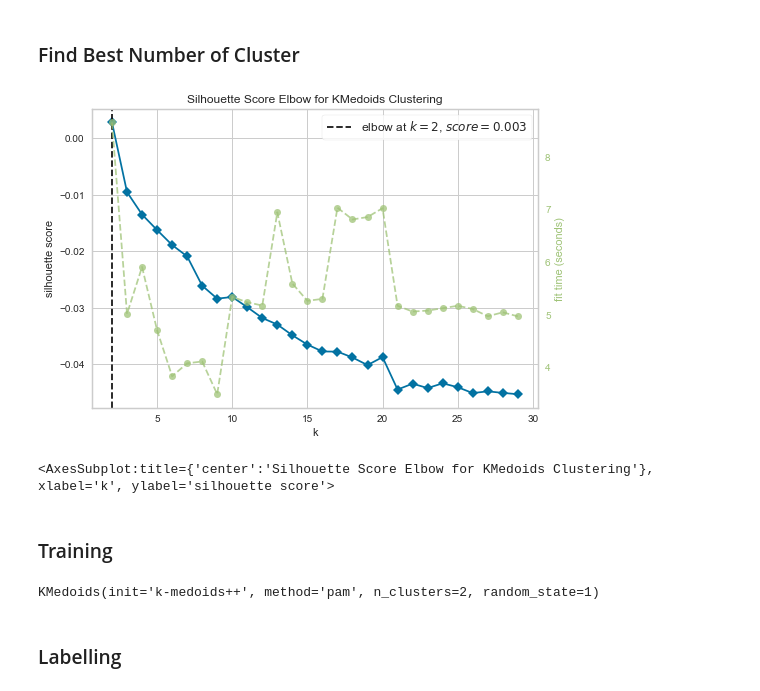
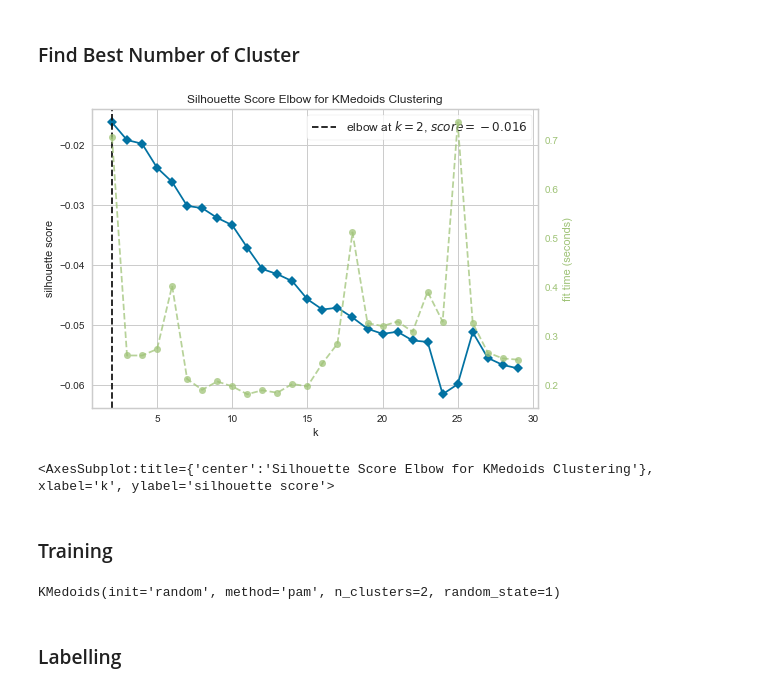
Before and after one commit to zeerafle/text-mining-clustering, a Jupyter notebook: clustering-result-oriented.ipynb, the cells around one changed output. Saved outputs shown, nothing was run; the diff lists cells and outputs as text; code cells hidden in the pictures.

```diff
--- a/clustering-result-oriented.ipynb
+++ b/clustering-result-oriented.ipynb
@@ -367,23 +381,24 @@ Name: cluster, dtype: int64
 ### Find Best Number of Cluster
 # %%
 # k is range of number of clusters.
-visualizer = KElbowVisualizer(KMedoids(init='k-medoids++',
+visualizer = KElbowVisualizer(KMedoids(init='random',
                                        random_state=1),
                               k=(2,30),
                               metric='silhouette',
                               timings=True)
 visualizer.fit(features)        # Fit the data to the visualizer
 visualizer.show()               # Finalize and render the figure
 # %% [output]
-[figure, old version]
+[figure, new version]
 <AxesSubplot:title={'center':'Silhouette Score Elbow for KMedoids Clustering'}, xlabel='k', ylabel='silhouette score'>
 # %% [markdown]
 ### Training
 # %%
-kmedoids = KMedoids(2, random_state=1, init='k-medoids++', method='pam')
+kmedoids = KMedoids(2, random_state=1,
+                    init='random', method='pam')
 kmedoids.fit(features)
 # %% [output]
-KMedoids(init='k-medoids++', method='pam', n_clusters=2, random_state=1)
+KMedoids(init='random', method='pam', n_clusters=2, random_state=1)
 # %%
 save_model('kmedoids.model', kmedoids)
 # %%
```
Also changed, not shown: parts of 23 cells of this notebook, 1 other file.
